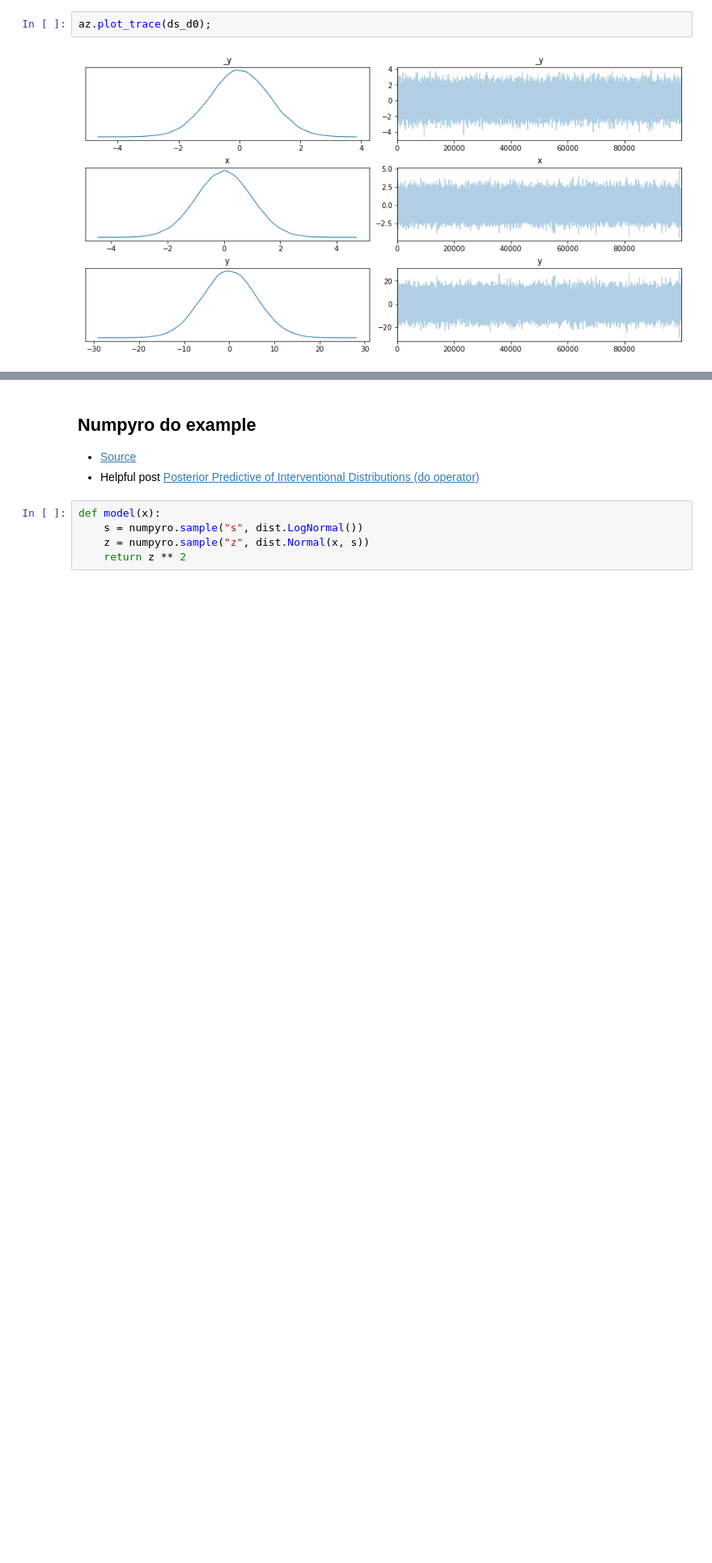
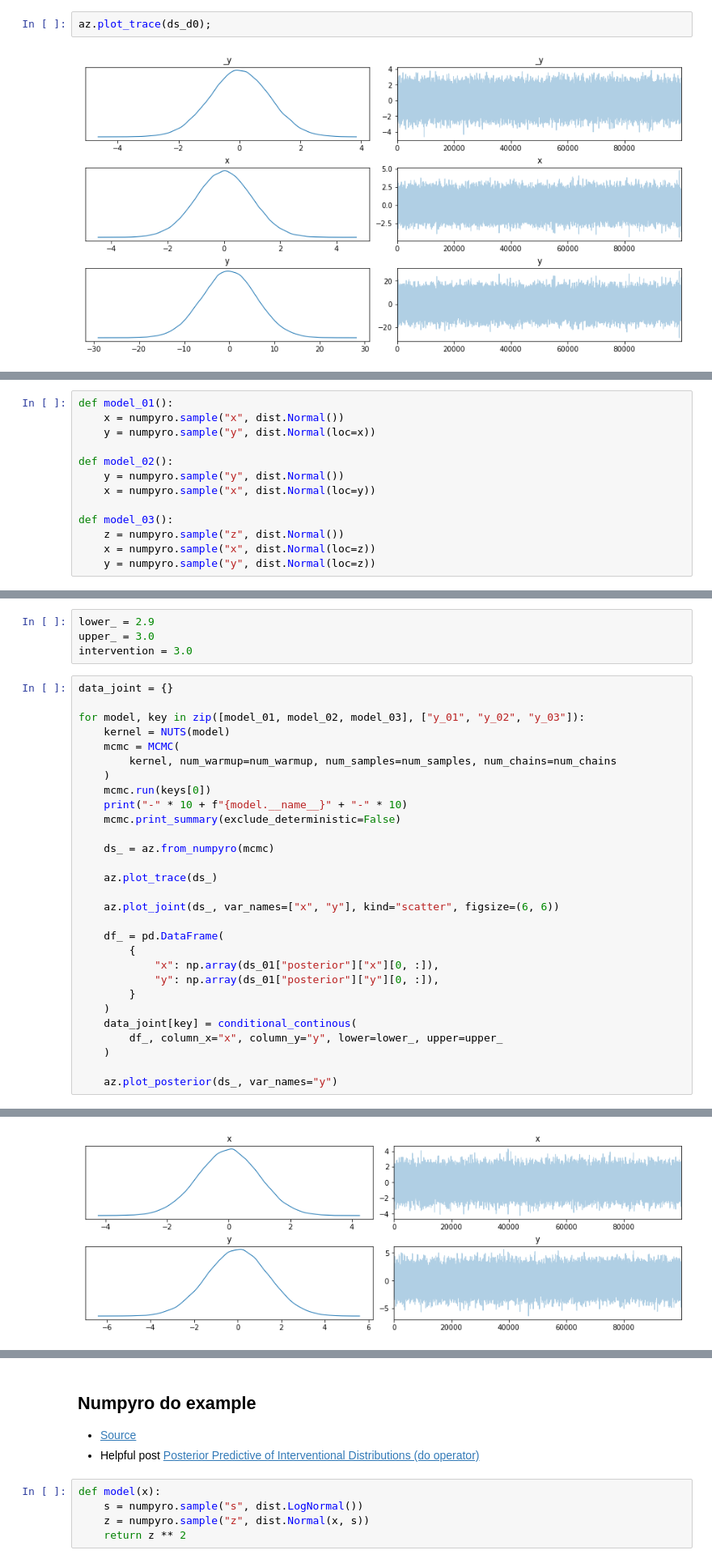
Before and after one commit to bdatko/numpyro_play, a Jupyter notebook: notebooks/Causal_Inference_Toy_Example.ipynb, the cells around one changed output, grey strips where cells are left out. Shown at 81% size. Saved outputs shown, nothing was run; the diff lists cells and outputs as text; blank space fills up the shorter version.

```diff
--- a/notebooks/Causal_Inference_Toy_Example.ipynb
+++ b/notebooks/Causal_Inference_Toy_Example.ipynb
@@ -630,0 +633,13 @@ az.plot_trace(ds_d0);
+# %%
+def model_01():
+    x = numpyro.sample("x", dist.Normal())
+    y = numpyro.sample("y", dist.Normal(loc=x))
+
+def model_02():
+    y = numpyro.sample("y", dist.Normal())
+    x = numpyro.sample("x", dist.Normal(loc=y))
+
+def model_03():
+    z = numpyro.sample("z", dist.Normal())
+    x = numpyro.sample("x", dist.Normal(loc=z))
+    y = numpyro.sample("y", dist.Normal(loc=z))
@@ -630,0 +658,34 @@ az.plot_trace(ds_d0);
+# %%
+lower_ = 2.9
+upper_ = 3.0
+intervention = 3.0
+# %%
+data_joint = {}
+
+for model, key in zip([model_01, model_02, model_03], ["y_01", "y_02", "y_03"]):
+    kernel = NUTS(model)
+    mcmc = MCMC(
+        kernel, num_warmup=num_warmup, num_samples=num_samples, num_chains=num_chains
+    )
+    mcmc.run(keys[0])
+    print("-" * 10 + f"{model.__name__}" + "-" * 10)
+    mcmc.print_summary(exclude_deterministic=False)
+
+    ds_ = az.from_numpyro(mcmc)
+
+    az.plot_trace(ds_)
+
+    az.plot_joint(ds_, var_names=["x", "y"], kind="scatter", figsize=(6, 6))
+
+    df_ = pd.DataFrame(
+        {
+            "x": np.array(ds_01["posterior"]["x"][0, :]),
+            "y": np.array(ds_01["posterior"]["y"][0, :]),
+        }
+    )
+    data_joint[key] = conditional_continous(
+        df_, column_x="x", column_y="y", lower=lower_, upper=upper_
+    )
+
+    az.plot_posterior(ds_, var_names="y")
+# %% [output]
@@ -630,0 +714 @@ az.plot_trace(ds_d0);
+[figure, added]
```
Also changed, not shown: parts of 12 cells of this notebook, 5 other files.
